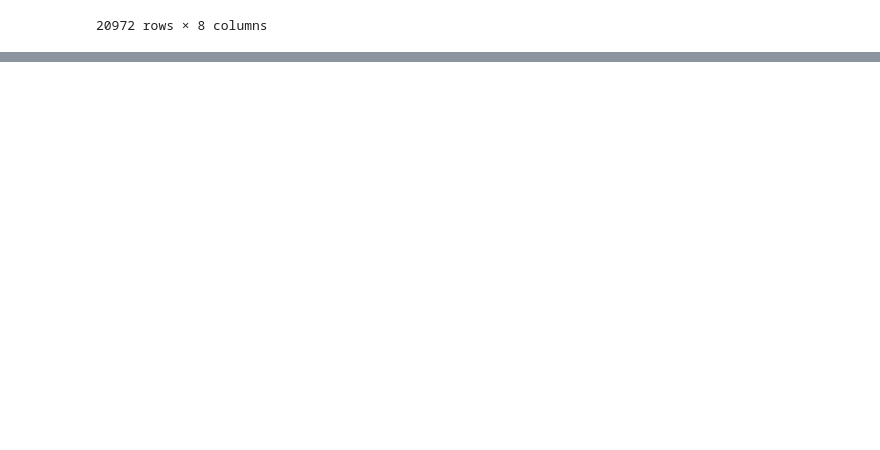
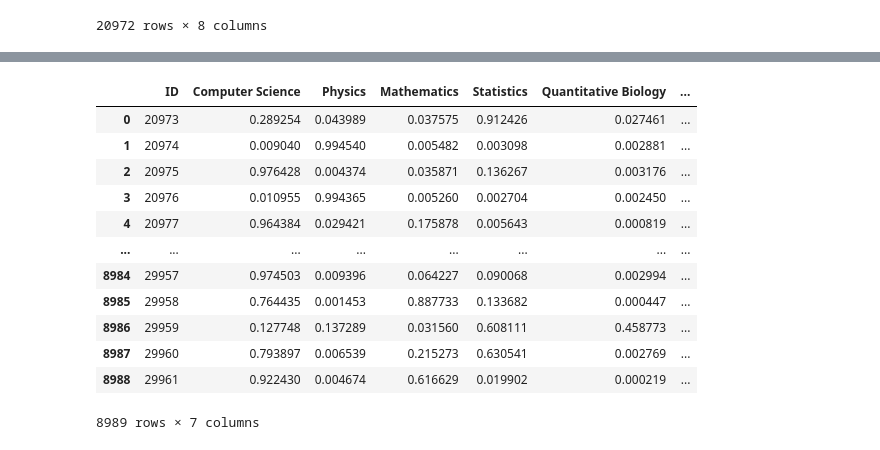
Before and after one commit to richlukich/JetBrains, a Jupyter notebook: JetBrainsIntern.ipynb, the cells around one changed output, grey strips where cells are left out. Saved outputs shown, nothing was run; the diff lists cells and outputs as text; code cells hidden in the pictures; blank space fills up the shorter version.

```diff
--- a/JetBrainsIntern.ipynb
+++ b/JetBrainsIntern.ipynb
@@ -1055,0 +1127,4 @@ df_clean['TITLE'].shape[0]
+# %%
+X_pad_test=np.hstack((pad_title_test,pad_abstract_test))
+# %%
+preds=model.predict(X_pad_test)
@@ -1055,0 +1147,27 @@ df_clean['TITLE'].shape[0]
+# %%
+submission=pd.read_csv('/content/sample_submission.csv')
+# %%
+data={'ID':submission['ID'].values,
+    'Computer Science':preds[:,0],
+      'Physics':preds[:,1],
+      'Mathematics':preds[:,2],
+      'Statistics':preds[:,3],
+      'Quantitative Biology':preds[:,4],
+      'Quantitative Finance':preds[:,5]}
+submission=pd.DataFrame(data)
+# %%
+submission
+# %% [output]
+|  | ID | Computer Science | Physics | Mathematics | Statistics | Quantitative Biology | ... |
+| 0 | 20973 | 0.289254 | 0.043989 | 0.037575 | 0.912426 | 0.027461 | ... |
+| 1 | 20974 | 0.009040 | 0.994540 | 0.005482 | 0.003098 | 0.002881 | ... |
+| 2 | 20975 | 0.976428 | 0.004374 | 0.035871 | 0.136267 | 0.003176 | ... |
+| 3 | 20976 | 0.010955 | 0.994365 | 0.005260 | 0.002704 | 0.002450 | ... |
+| 4 | 20977 | 0.964384 | 0.029421 | 0.175878 | 0.005643 | 0.000819 | ... |
+| ... | ... | ... | ... | ... | ... | ... | ... |
+| 8984 | 29957 | 0.974503 | 0.009396 | 0.064227 | 0.090068 | 0.002994 | ... |
+| 8985 | 29958 | 0.764435 | 0.001453 | 0.887733 | 0.133682 | 0.000447 | ... |
+| 8986 | 29959 | 0.127748 | 0.137289 | 0.031560 | 0.608111 | 0.458773 | ... |
+| 8987 | 29960 | 0.793897 | 0.006539 | 0.215273 | 0.630541 | 0.002769 | ... |
+| 8988 | 29961 | 0.922430 | 0.004674 | 0.616629 | 0.019902 | 0.000219 | ... |
+8989 rows × 7 columns
```
Also changed, not shown: parts of 41 cells of this notebook, 1 other file.
